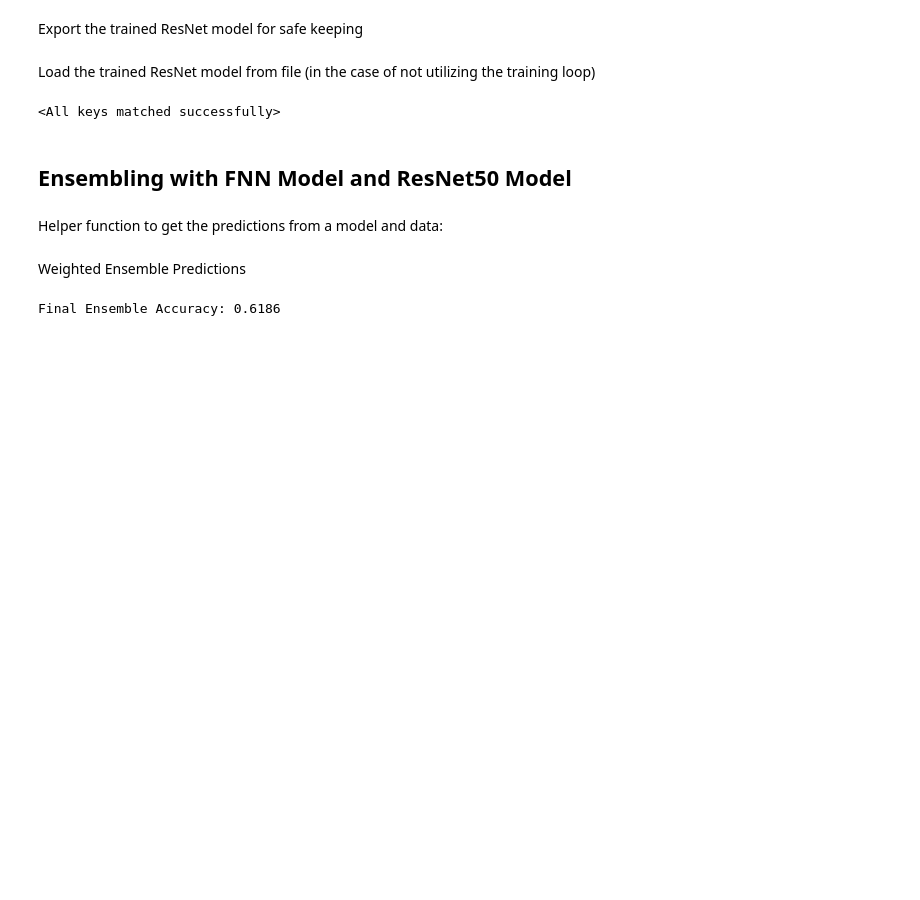
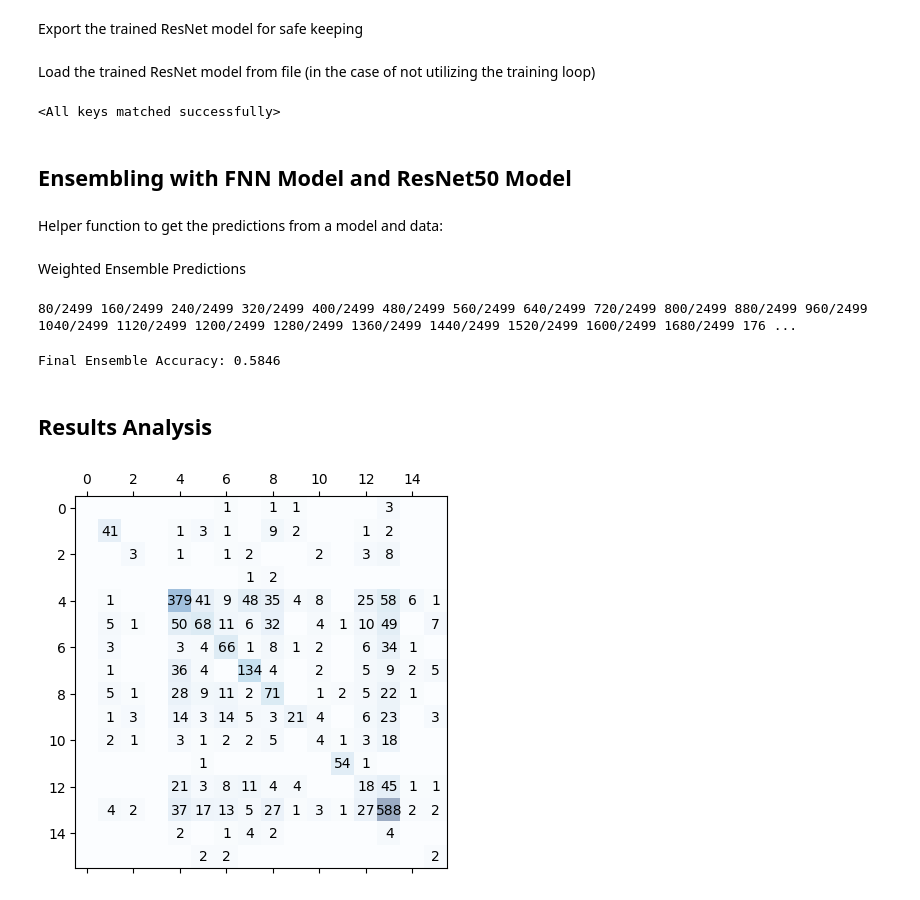
Before and after one commit to szge/classie, a Jupyter notebook: model_training.ipynb, the cells around one changed output. Drawn from its saved outputs; the diff is of its cells as text; code cells hidden in the pictures; blank space fills up the shorter version.

Commit message:
Add results analysis

```diff
--- a/model_training.ipynb
+++ b/model_training.ipynb
@@ -317,7 +317,7 @@ fnn_model = FNN(num_components=num_components, dropout_rate=dropout_rate, weight
 # set model to device for future model usage in the notebook
 fnn_model = fnn_model.to(device)
 
-fnn_model.load_state_dict(torch.load('fnn_model.pth'))
+fnn_model.load_state_dict(torch.load('fnn_model.pth', map_location=torch.device('cpu')))
 # %% [output]
 <All keys matched successfully>
 # %% [markdown]
@@ -634,7 +634,11 @@ def get_predictions(model, dataloader, device):
     model.eval()
     predictions = []
     with torch.no_grad():
+        tot = len(dataloader.dataset)
+        n = 0
         for inputs, _ in dataloader:
+            n += len(inputs)
+            print(f'{n}/{tot}', end=' ')
             inputs = inputs.to(device)
             outputs = model(inputs)
             # we add the softmax to ensure ranges are equivalent coming from both FNN and ResNet models!
@@ -642,20 +646,22 @@ def get_predictions(model, dataloader, device):
     return torch.cat(predictions, dim=0)
 # %% [markdown]
 Weighted Ensemble Predictions
+# %%
+# NOTE 1: we will make predictions on our original test_loader datasets from FNN and ResNet50
+
+# NOTE 2: Since we used the same seed for dataset construction, fnn_test_loader and
+#       resnet_test_loader are equivalent datasets! Thus, we can correctly
+#       evaluate the ensemble predictions
+
+# grab the predictions from FNN and ResNet50
+fnn_predictions = get_predictions(fnn_model, fnn_test_loader, device)
+resnet_predictions = get_predictions(resnet_model, resnet_test_loader, device)
+# %% [output]
+80/2499 160/2499 240/2499 320/2499 400/2499 480/2499 560/2499 640/2499 720/2499 800/2499 880/2499 960/2499 1040/2499 1120/2499 1200/2499 1280/2499 1360/2499 1440/2499 1520/2499 1600/2499 1680/2499 176 ...
 # %%
-# NOTE 1: we will make predictions on our original test_loader datasets from FNN and ResNet50
-
-# NOTE 2: Since we used the same seed for dataset construction, fnn_test_loader and
-#       resnet_test_loader are equivalent datasets! Thus, we can correctly
-#       evaluate the ensemble predictions
-
-# grab the predictions from FNN and ResNet50
-fnn_predictions = get_predictions(fnn_model, fnn_test_loader, device)
-resnet_predictions = get_predictions(resnet_model, resnet_test_loader, device)
-
 # weights for the ensemble (30% coming from FNN predictions, 70% coming from ResNet50 predictions)
-fnn_weight = 0.3
-resnet_weight = 0.7
+fnn_weight = 0.5
+resnet_weight = 0.5
 # Weights of 30:70 split provides the highest accuracy!
 
 # Combine predictions using weighted average
@@ -682,4 +688,23 @@ accuracy = correct_predictions / total_predictions
 
 print(f"Final Ensemble Accuracy: {accuracy:.4f}")
 # %% [output]
-Final Ensemble Accuracy: 0.6186
+Final Ensemble Accuracy: 0.5846
+# %%
+final_predictions_fnn = torch.argmax(fnn_predictions, dim=1)
+final_predictions_res = torch.argmax(resnet_predictions, dim=1)
+# %% [markdown]
+## Results Analysis
+# %%
+# Confusion Matrix
+from sklearn.metrics import confusion_matrix
+mat = confusion_matrix(true_labels, final_predictions_res)
+
+mat_sqrt = np.sqrt(mat)
+
+plt.matshow(mat_sqrt, cmap=plt.cm.Blues, alpha=0.4)
+for i in range(NUM_GENRES):
+    for j in range(NUM_GENRES):
+        if mat[i,j] > 0:
+            plt.text(x=j,y=i,s=mat[i,j], va='center', ha='center')
+# %% [output]
+[figure, added]
```
Also changed, not shown: parts of 2 cells of this notebook.
